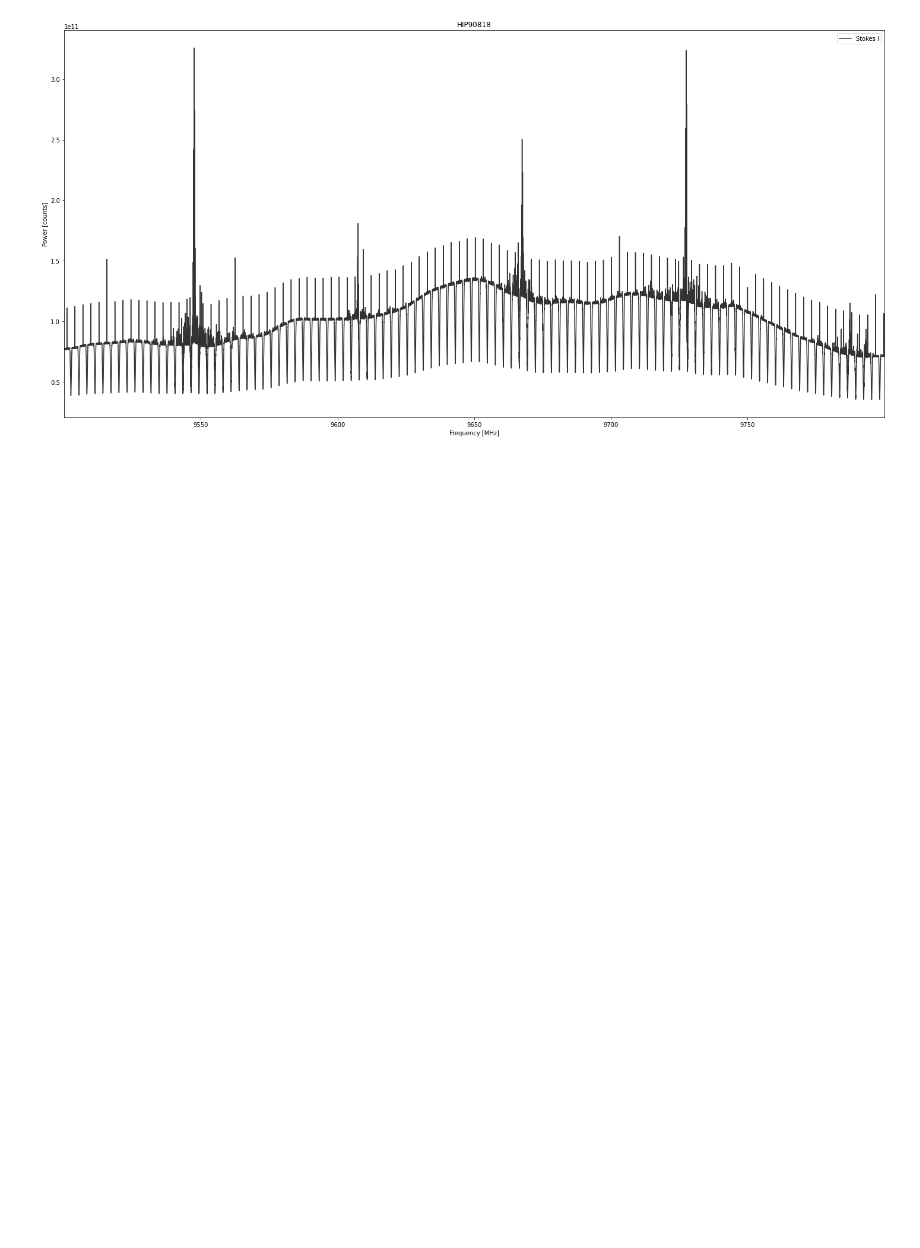
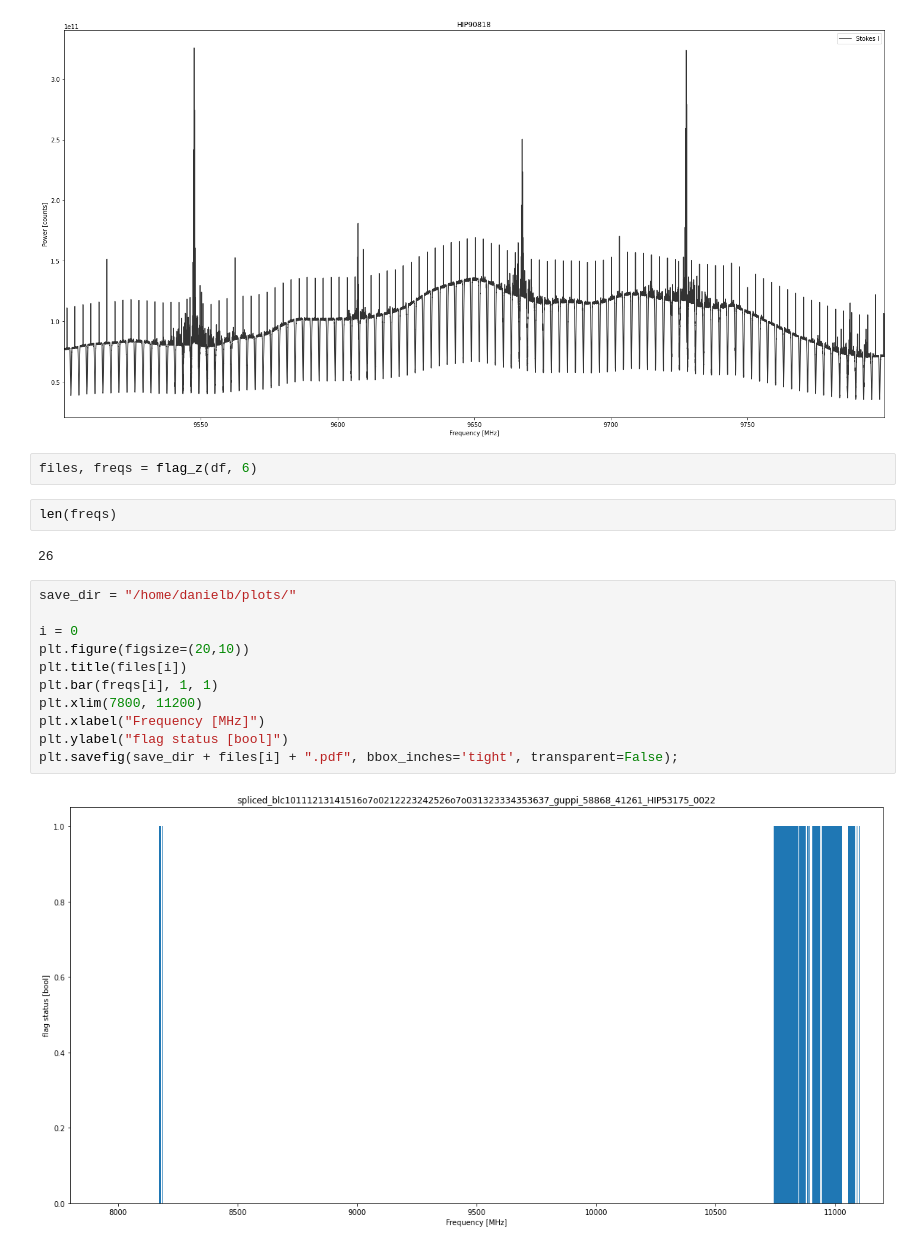
Before and after one commit to dbautista98/Breakthrough_Listen, a Jupyter notebook: turboSETI_vs_energy_detection.ipynb, the cells around one changed output. Cells and saved outputs as stored; diff of their text form; blank space fills up the shorter version.

```diff
--- a/turboSETI_vs_energy_detection.ipynb
+++ b/turboSETI_vs_energy_detection.ipynb
@@ -350,3 +340,22 @@ blimpy.io.base_reader WARNING  Setting data limit = 7.5 GB > 1 GB, please handle
 data loaded
 extracting integration 0...
 [figure]
+# %%
+files, freqs = flag_z(df, 6)
+# %%
+len(freqs)
+# %% [output]
+26
+# %%
+save_dir = "/home/danielb/plots/"
+
+i = 0
+plt.figure(figsize=(20,10))
+plt.title(files[i])
+plt.bar(freqs[i], 1, 1)
+plt.xlim(7800, 11200)
+plt.xlabel("Frequency [MHz]")
+plt.ylabel("flag status [bool]")
+plt.savefig(save_dir + files[i] + ".pdf", bbox_inches='tight', transparent=False);
+# %% [output]
+[figure, added]
```
Also changed, not shown: parts of 20 cells of this notebook.
